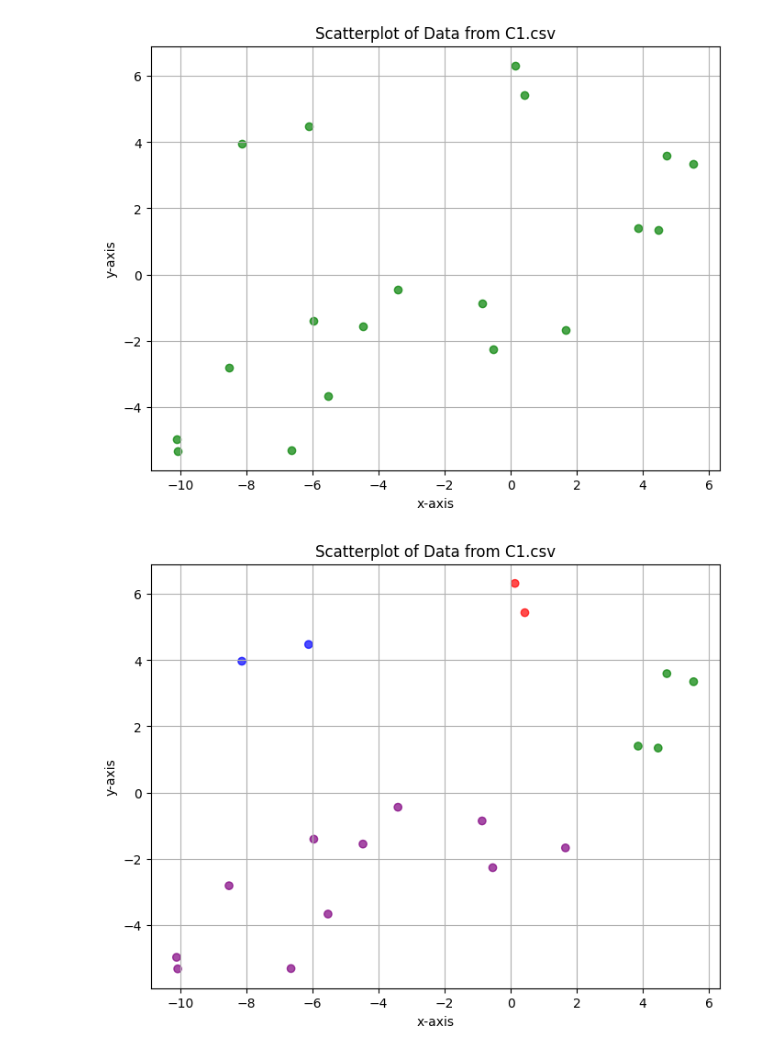
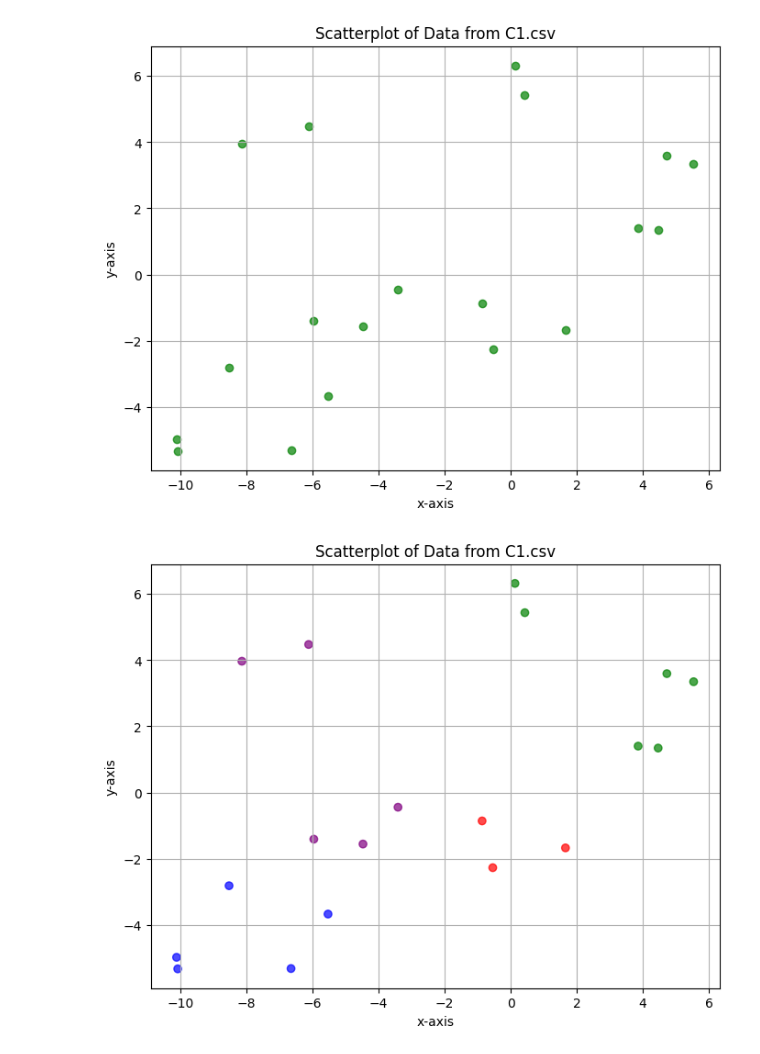
Before and after one commit to jacksonswitzer/data_mining_assignment_3_clustering, a Jupyter notebook: Code.ipynb, the cells around one changed output. Saved outputs shown, nothing was run; the diff lists cells and outputs as text; code cells hidden in the pictures.

```diff
--- a/Code.ipynb
+++ b/Code.ipynb
@@ -72,7 +97,7 @@ def single_link_merge_clusters(distances_between_points, clusters, first_run):
     return(new_clusters)
 # %%
 # data must be in a pandas dataframe with x-values in the first column and y-values in the second and the headers 'x' and 'y'
-def single_link(data, k):
+def link(data, k, link):
     first_run = True
     clusters = set(zip(data['x'], data['y']))
     distances_between_points = {}
@@ -83,7 +108,7 @@ def single_link(data, k):
 
     num_clust = len(clusters)
     while num_clust != k:
-        clusters = single_link_merge_clusters(distances_between_points, clusters, first_run)
+        clusters = merge_clusters(distances_between_points, clusters, first_run, link)
         num_clust = len(clusters)
         first_run = False
 
@@ -93,23 +116,25 @@ clusters = single_link(d, 4)
 # %%
+clusters = link(d, 4, 'complete')
+
 colors = ['red', 'blue', 'green', 'purple']
 
 point_colors = []
 x = []
 y = []
 
 for cluster_number, cluster in enumerate(clusters):
     for point in cluster:
         x.append(point[0])
         y.append(point[1])
         point_colors.append(colors[cluster_number])
 
 # Plot the scatter plot
 plt.figure(figsize=(8, 6))
 plt.scatter(x, y, c=point_colors, alpha=0.7)
 plt.title("Scatterplot of Data from C1.csv")
 plt.xlabel("x-axis")
 plt.ylabel("y-axis")
 plt.grid(True)
 plt.show()
 # %% [output]
-[figure, old version]
+[figure, new version]
```
Also changed, not shown: parts of 2 cells of this notebook.
